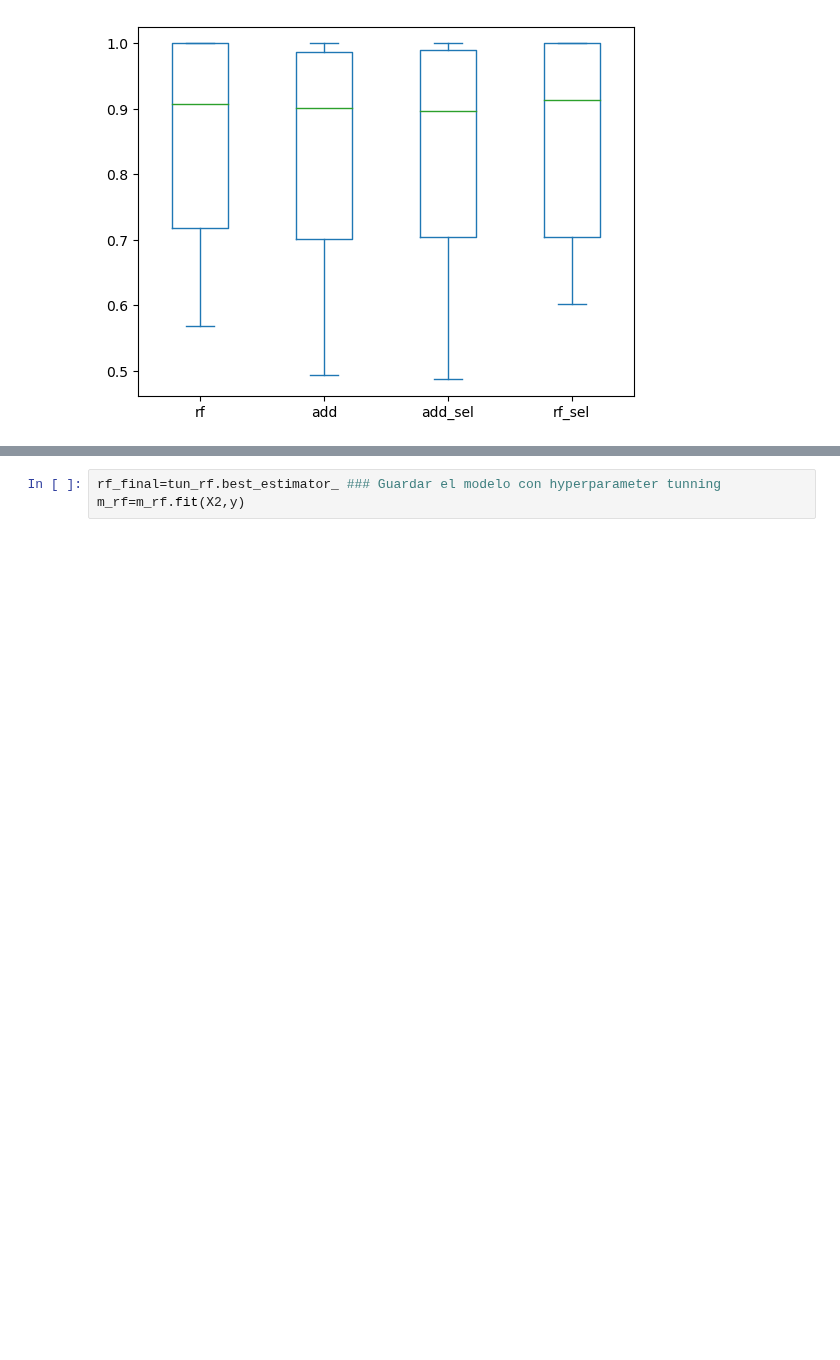
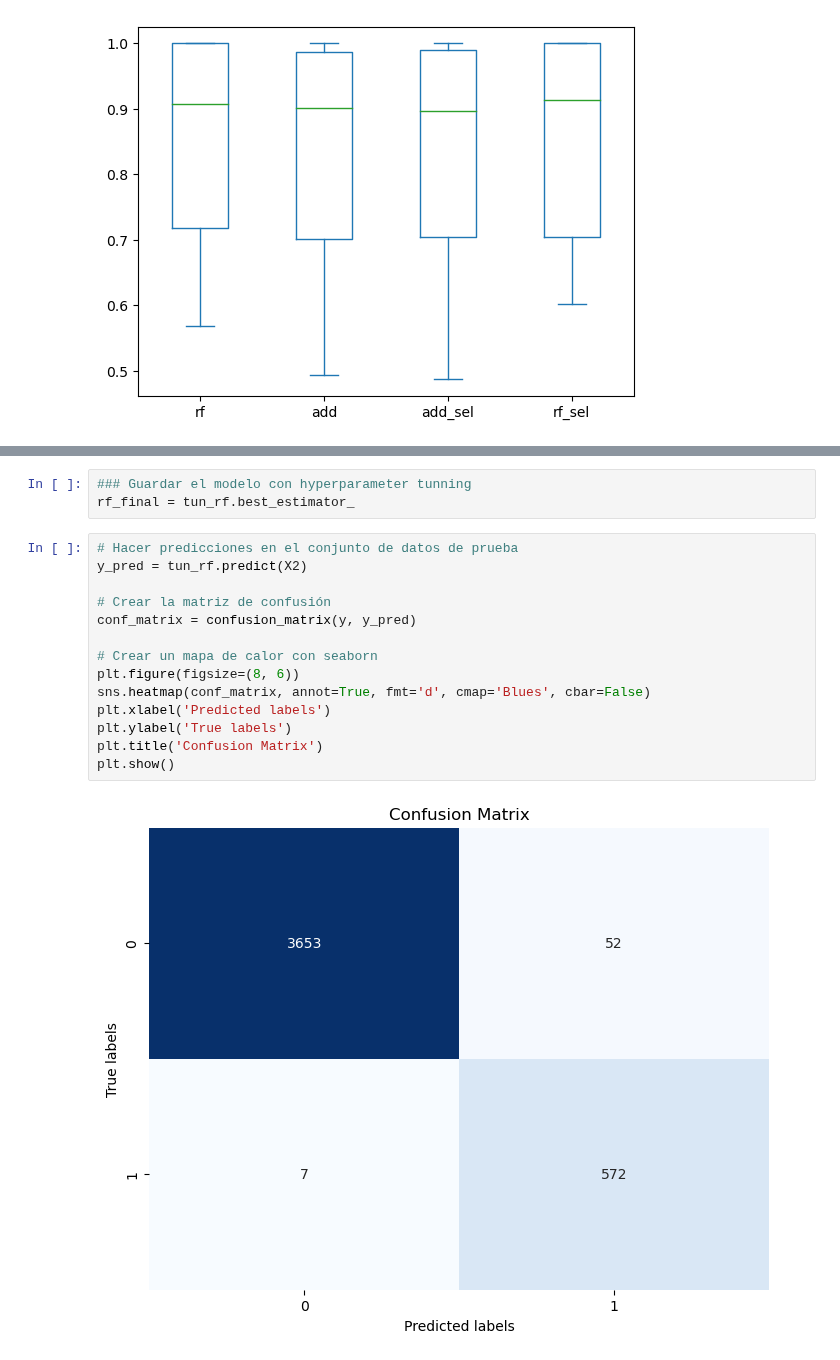
Before and after one commit to andressj1/A-RH, a Jupyter notebook: e_modelos.ipynb, the cells around one changed output, grey strips where cells are left out. Drawn from its saved outputs; the diff is of its cells as text; blank space fills up the shorter version.

```diff
--- a/e_modelos.ipynb
+++ b/e_modelos.ipynb
@@ -278,6 +239,22 @@ pd_resultados[["params","mean_test_score"]].sort_values(by="mean_test_score", as
 # %%
-rf_final=tun_rf.best_estimator_ ### Guardar el modelo con hyperparameter tunning
-m_rf=m_rf.fit(X2,y)
+### Guardar el modelo con hyperparameter tunning
+rf_final = tun_rf.best_estimator_
+# %%
+# Hacer predicciones en el conjunto de datos de prueba
+y_pred = tun_rf.predict(X2)
+
+# Crear la matriz de confusión
+conf_matrix = confusion_matrix(y, y_pred)
+
+# Crear un mapa de calor con seaborn
+plt.figure(figsize=(8, 6))
+sns.heatmap(conf_matrix, annot=True, fmt='d', cmap='Blues', cbar=False)
+plt.xlabel('Predicted labels')
+plt.ylabel('True labels')
+plt.title('Confusion Matrix')
+plt.show()
+# %% [output]
+[figure, added]
 # %%
 ### función para exportar y guardar objetos de python (cualqueira)
 
```
Also changed, not shown: parts of 23 cells of this notebook, 2 other files.
